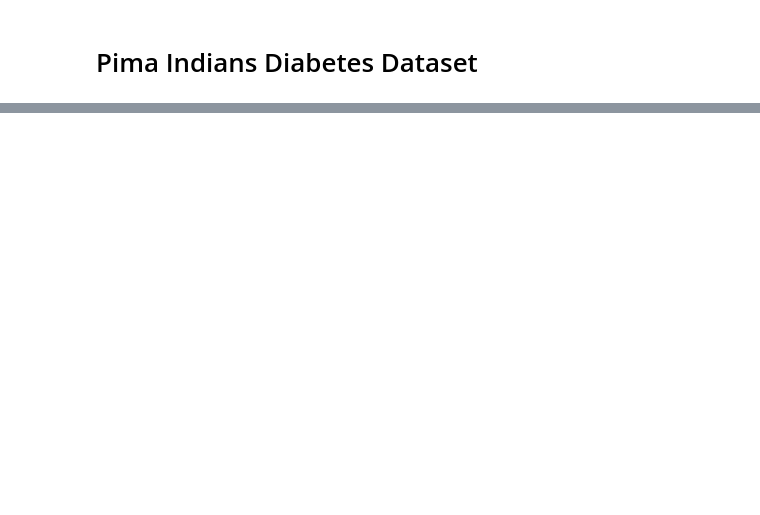
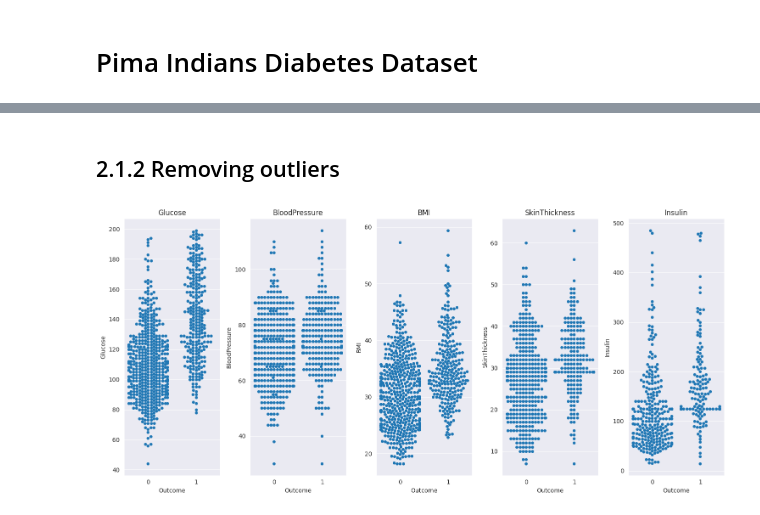
Before and after one commit to nhatlam96/ml-bank_notes_diabetes, a Jupyter notebook: diabetes/diabetes_nhatlam.ipynb, the cells around one changed output, grey strips where cells are left out. Saved outputs shown, nothing was run; the diff lists cells and outputs as text; code cells hidden in the pictures; blank space fills up the shorter version.

```diff
--- a/diabetes/diabetes_nhatlam.ipynb
+++ b/diabetes/diabetes_nhatlam.ipynb
@@ -559,0 +81,36 @@ compare_models([models_gridsearch_xy, models_default_xy], ['GridSearchCV', 'Defa
+# %%
+diabetes_nans_replaced = diabetes_untouched
+diabetes_nans_replaced[features_with_nans] = diabetes_nans_replaced[features_with_nans].replace(0, numpy.NaN)
+
+for each_feature in features_with_nans:
+    if each_feature in ['Glucose', 'BloodPressure']:
+        diabetes_nans_replaced[each_feature].fillna(diabetes_nans_replaced[each_feature].mean(), inplace=True)
+    else:
+        diabetes_nans_replaced[each_feature].fillna(diabetes_nans_replaced[each_feature].median(), inplace=True)
+# %% [markdown]
+## 2.1.2 Removing outliers
+# %%
+# gently filtering outliers with zscore
+# aggressive filtering means decreasing data integrity
+diabetes_nans_zscore = diabetes_nans_replaced
+
+zscore_threshold = 4
+for each_feature in features_with_nans:
+    z_scores = zscore(diabetes_nans_zscore[each_feature])
+    outliers_mask = (numpy.abs(z_scores) < zscore_threshold)
+    diabetes_nans_zscore = diabetes_nans_zscore[outliers_mask]
+
+diabetes_nans_zscore.reset_index(drop=True, inplace=True)
+
+plot_checking_nans_outliers, sub_plot = matplotlib.pyplot.subplots(1, len(features_with_nans), figsize=(15, 7))
+with warnings.catch_warnings():
+    warnings.simplefilter("ignore")
+
+    for each_iteration, each_feature in enumerate(features_with_nans):
+        sub_plot[each_iteration].set_title(each_feature)
+        seaborn.swarmplot(x="Outcome", y=each_feature, data=diabetes_nans_zscore, ax=sub_plot[each_iteration])
+
+    matplotlib.pyplot.tight_layout()
+    matplotlib.pyplot.show()
+# %% [output]
+[figure, added]
```
Also changed, not shown: parts of 53 cells of this notebook.
